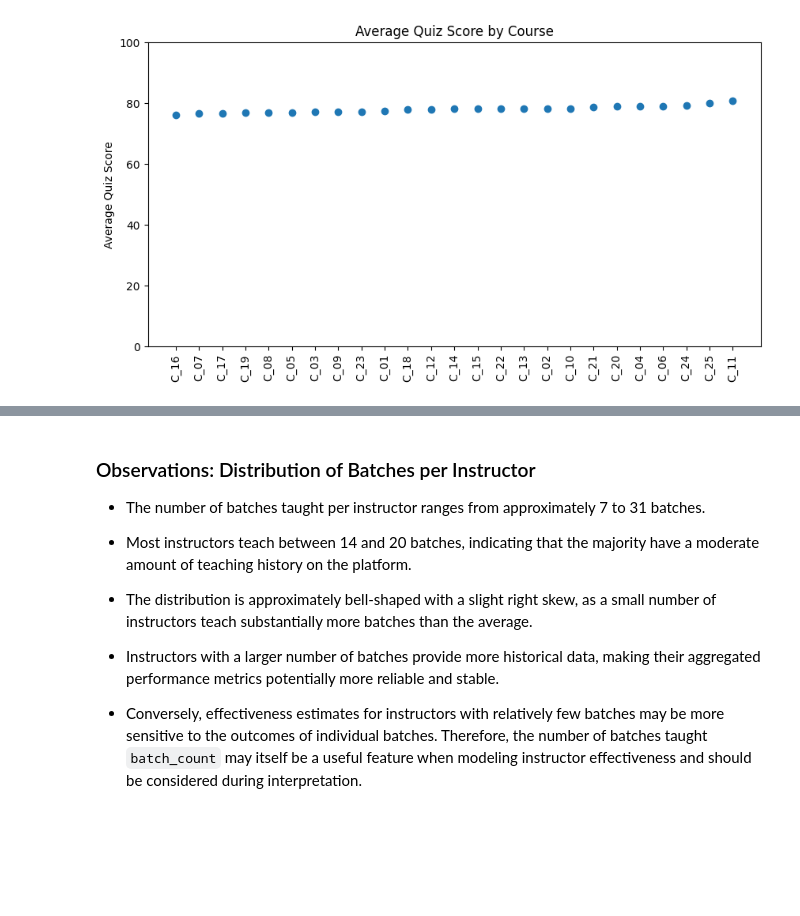
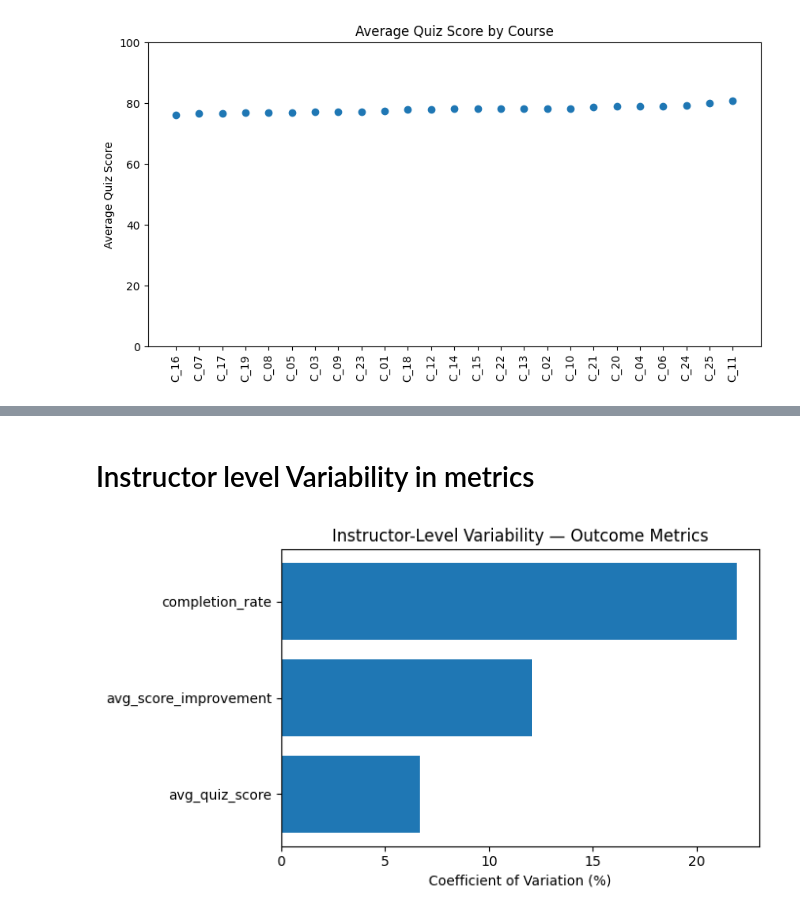
Before and after one commit to AiVeN001/Instructor-effectiveness-modeling, a Jupyter notebook: Assignment.ipynb, the cells around one changed output, grey strips where cells are left out. Cells and saved outputs as stored; diff of their text form; code cells hidden in the pictures; blank space fills up the shorter version.

```diff
--- a/Assignment.ipynb
+++ b/Assignment.ipynb
@@ -319,12 +342,21 @@ dtype: float64
 # %% [markdown]
-### Observations: Distribution of Batches per Instructor
-* The number of batches taught per instructor ranges from approximately 7 to 31 batches.
-
-* Most instructors teach between 14 and 20 batches, indicating that the majority have a moderate amount of teaching history on the platform.
-
-* The distribution is approximately bell-shaped with a slight right skew, as a small number of instructors teach substantially more batches than the average.
-
-* Instructors with a larger number of batches provide more historical data, making their aggregated performance metrics potentially more reliable and stable.
-
-* Conversely, effectiveness estimates for instructors with relatively few batches may be more sensitive to the outcomes of individual batches.
-Therefore, the number of batches taught `batch_count` may itself be a useful feature when modeling instructor effectiveness and should be considered during interpretation.
+# Instructor level Variability in metrics
+# %%
+# Using covariance to visualize variability  in instructor_id-grouped data
+
+outcome_cv = {}
+for col in ['completion_rate', 'avg_score_improvement', 'avg_quiz_score']:
+    g = data.groupby('instructor_id')[col].mean()
+    outcome_cv[col] = (g.std() / g.mean()) * 100
+
+outcome_cv_series = pd.Series(outcome_cv).sort_values()
+
+plt.figure(figsize=(7,4))
+plt.barh(outcome_cv_series.index, outcome_cv_series.values)
+plt.xlabel('Coefficient of Variation (%)')
+plt.title('Instructor-Level Variability — Outcome Metrics')
+plt.tight_layout()
+plt.savefig('Instructor-Level Variability — Outcome Metrics.png')
+plt.show()
+# %% [output]
+[figure, added]
```
Also changed, not shown: parts of 10 cells of this notebook, 3 other files.
